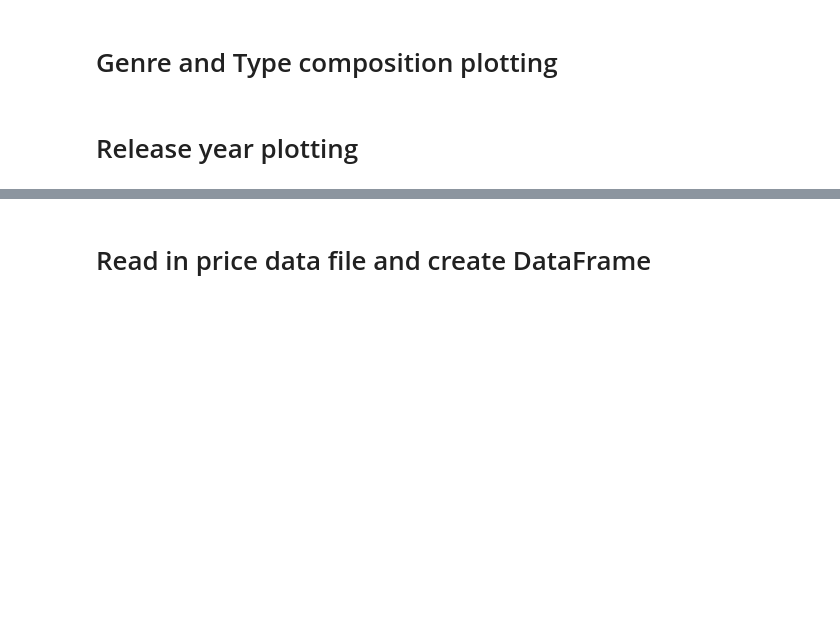
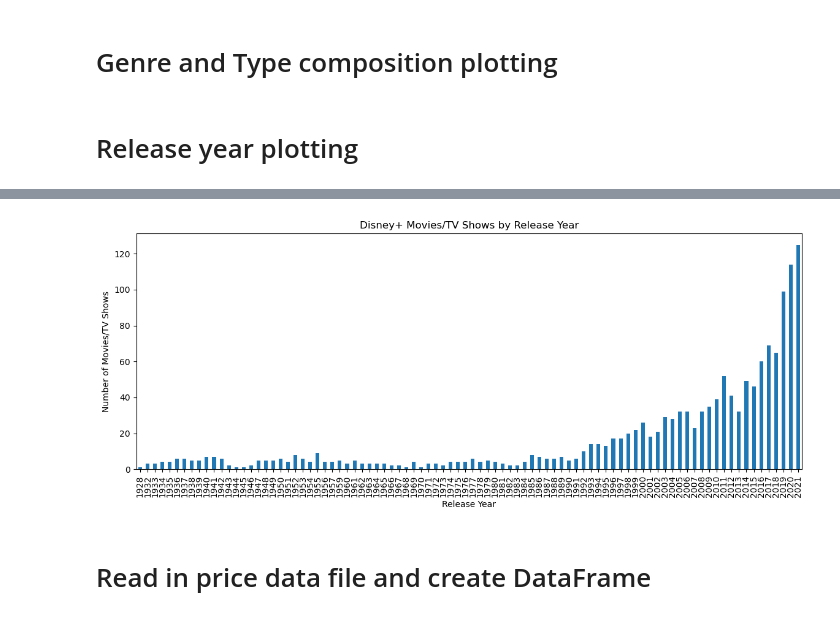
Before and after one commit to gfoley15/netflixandchill, a Jupyter notebook: notebook/netflixandchill.ipynb, the cells around one changed output, grey strips where cells are left out. Drawn from its saved outputs; the diff is of its cells as text; code cells hidden in the pictures; blank space fills up the shorter version.

```diff
--- a/notebook/netflixandchill.ipynb
+++ b/notebook/netflixandchill.ipynb
@@ -140,5 +174,12 @@ combined_df.head()
 # %%
 # Disney bar or line chart for release years
+dis_relyr_groups = disney_df.groupby('release_year')
+dis_relyr = dis_relyr_groups['show_id'].count()
+dis_relyr_plot = dis_relyr.plot(kind='bar', figsize=(14,5), title = 'Disney+ Movies/TV Shows by Release Year',
+                                xlabel= 'Release Year', ylabel='Number of Movies/TV Shows')
+plt.show()
+# %% [output]
+[figure, added]
 # %% [markdown]
 # Read in price data file and create DataFrame
 # %%
```
Also changed, not shown: parts of 13 cells of this notebook.
